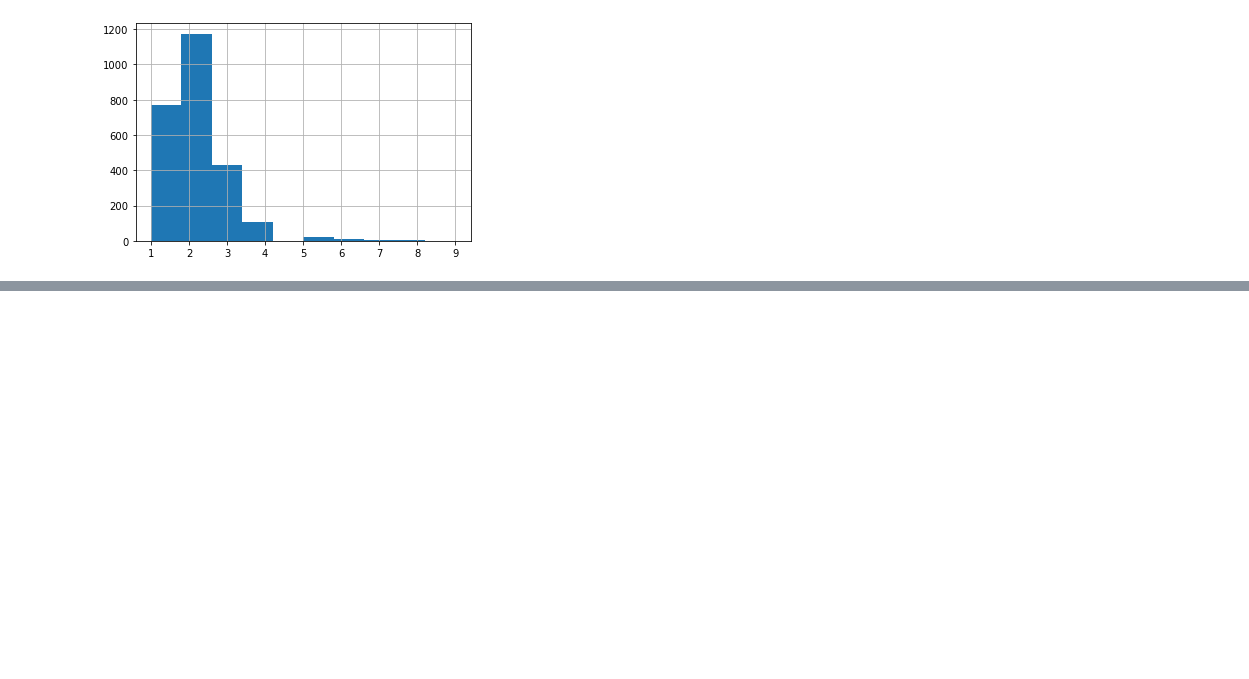
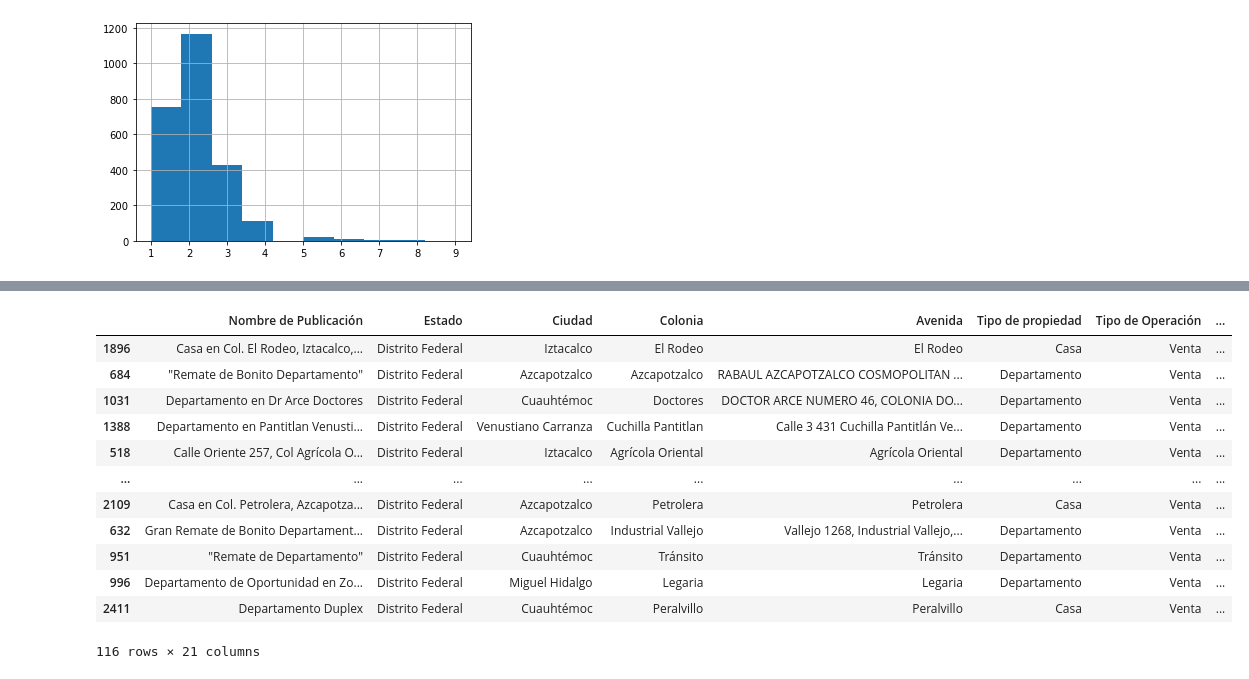
Before and after one commit to trezeget-1/meli_project, a Jupyter notebook: Inmuebles 24 - ETL.ipynb, the cells around one changed output, grey strips where cells are left out. Saved outputs shown, nothing was run; the diff lists cells and outputs as text; code cells hidden in the pictures; blank space fills up the shorter version.

```diff
--- a/Inmuebles 24 - ETL.ipynb
+++ b/Inmuebles 24 - ETL.ipynb
@@ -848,0 +808,16 @@ tabla_final['Número de baños completos'].hist()
+# %%
+less_than_800k_df
+# %% [output]
+|  | Nombre de Publicación | Estado | Ciudad | Colonia | Avenida | Tipo de propiedad | Tipo de Operación | ... |
+| 1896 | Casa en Col. El Rodeo, Iztacalco,... | Distrito Federal | Iztacalco | El Rodeo | El Rodeo | Casa | Venta | ... |
+| 684 | "Remate de Bonito Departamento" | Distrito Federal | Azcapotzalco | Azcapotzalco | RABAUL AZCAPOTZALCO COSMOPOLITAN ... | Departamento | Venta | ... |
+| 1031 | Departamento en Dr Arce Doctores | Distrito Federal | Cuauhtémoc | Doctores | DOCTOR ARCE NUMERO 46, COLONIA DO... | Departamento | Venta | ... |
+| 1388 | Departamento en Pantitlan Venusti... | Distrito Federal | Venustiano Carranza | Cuchilla Pantitlan | Calle 3 431 Cuchilla Pantitlán Ve... | Departamento | Venta | ... |
+| 518 | Calle Oriente 257, Col Agrícola O... | Distrito Federal | Iztacalco | Agrícola Oriental | Agrícola Oriental | Departamento | Venta | ... |
+| ... | ... | ... | ... | ... | ... | ... | ... | ... |
+| 2109 | Casa en Col. Petrolera, Azcapotza... | Distrito Federal | Azcapotzalco | Petrolera | Petrolera | Casa | Venta | ... |
+| 632 | Gran Remate de Bonito Departament... | Distrito Federal | Azcapotzalco | Industrial Vallejo | Vallejo 1268, Industrial Vallejo,... | Departamento | Venta | ... |
+| 951 | "Remate de Departamento" | Distrito Federal | Cuauhtémoc | Tránsito | Tránsito | Departamento | Venta | ... |
+| 996 | Departamento de Oportunidad en Zo... | Distrito Federal | Miguel Hidalgo | Legaria | Legaria | Departamento | Venta | ... |
+| 2411 | Departamento Duplex | Distrito Federal | Cuauhtémoc | Peralvillo | Peralvillo | Casa | Venta | ... |
+116 rows × 21 columns
```
Also changed, not shown: parts of 19 cells of this notebook.
